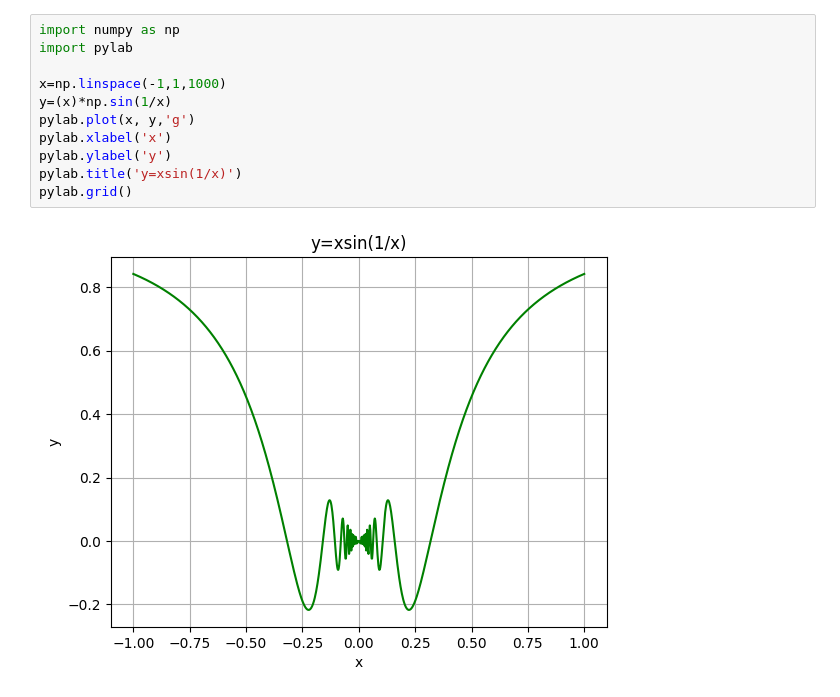
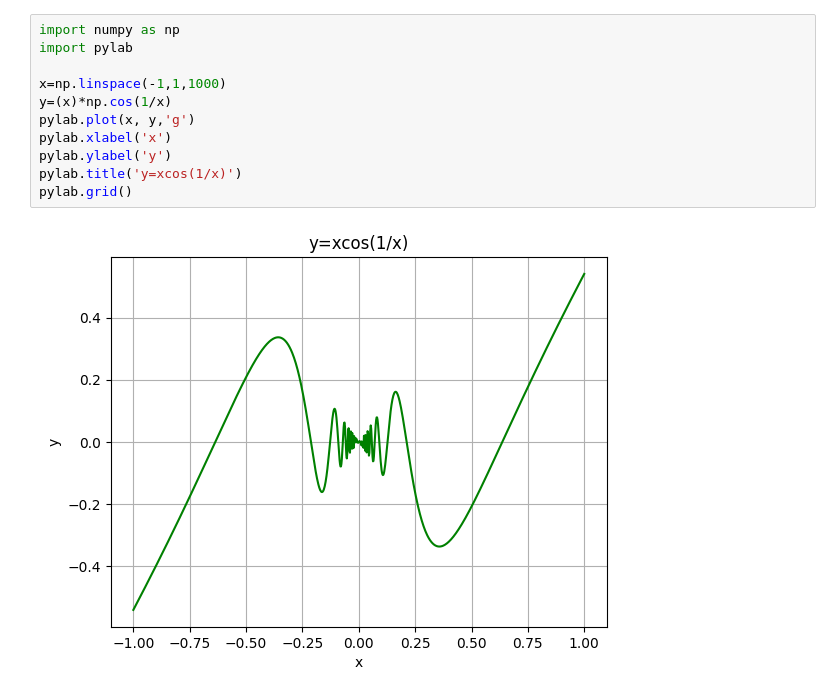
Before and after one commit to OksanaLoz/Training_Project_GitHub_Colab, a Jupyter notebook: plot_colab.ipynb, the cells around one changed output. Cells and saved outputs as stored; diff of their text form.

Commit message:
plot y=xcos(1/x)

```diff
--- a/plot_colab.ipynb
+++ b/plot_colab.ipynb
@@ -3,13 +3,13 @@
 # %%
 import numpy as np
 import pylab
 
 x=np.linspace(-1,1,1000)
-y=(x)*np.sin(1/x)
+y=(x)*np.cos(1/x)
 pylab.plot(x, y,'g')
 pylab.xlabel('x')
 pylab.ylabel('y')
-pylab.title('y=xsin(1/x)')
+pylab.title('y=xcos(1/x)')
 pylab.grid()
 # %% [output]
-[figure, old version]
+[figure, new version]
```
Also changed, not shown: parts of 1 cell of this notebook.
